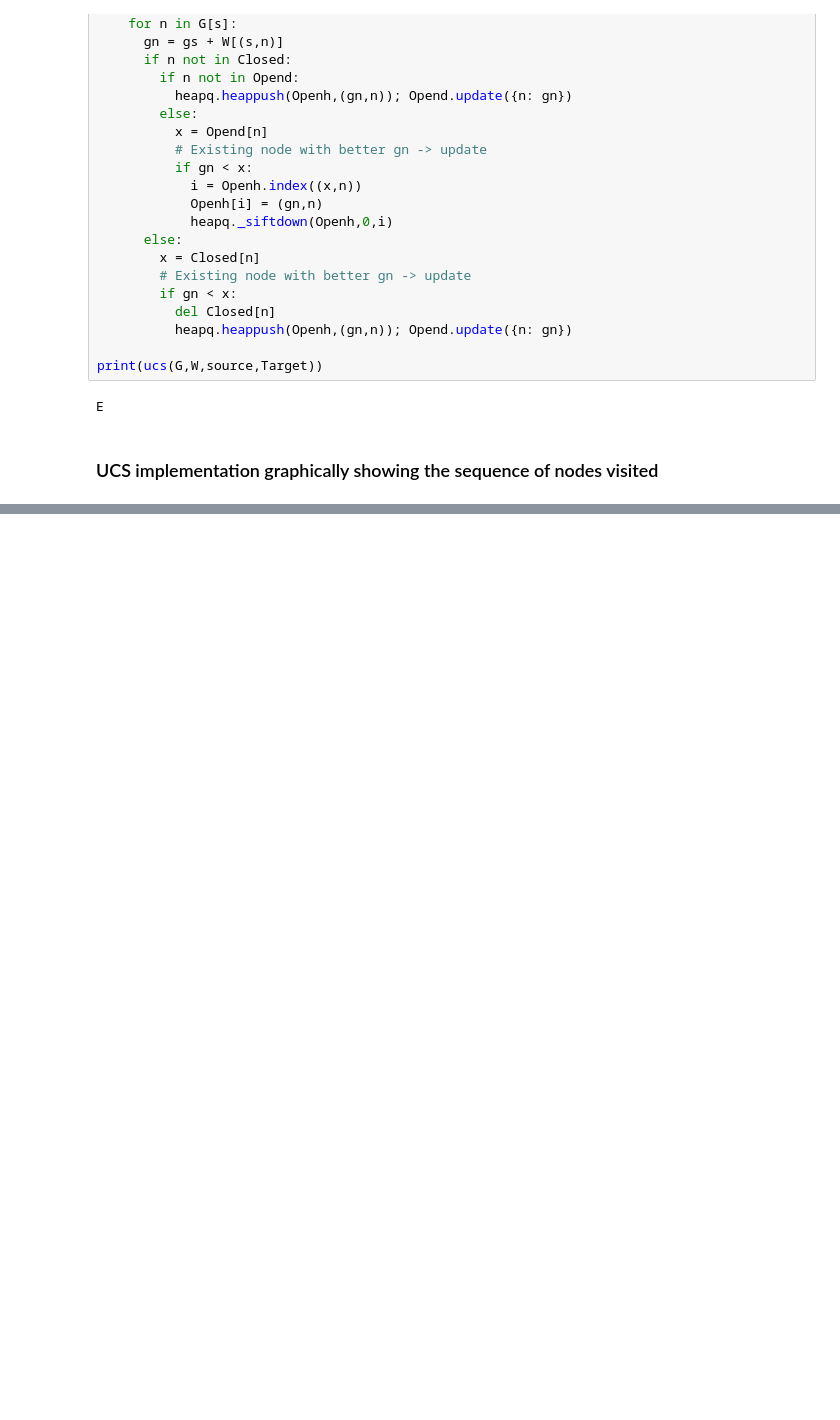
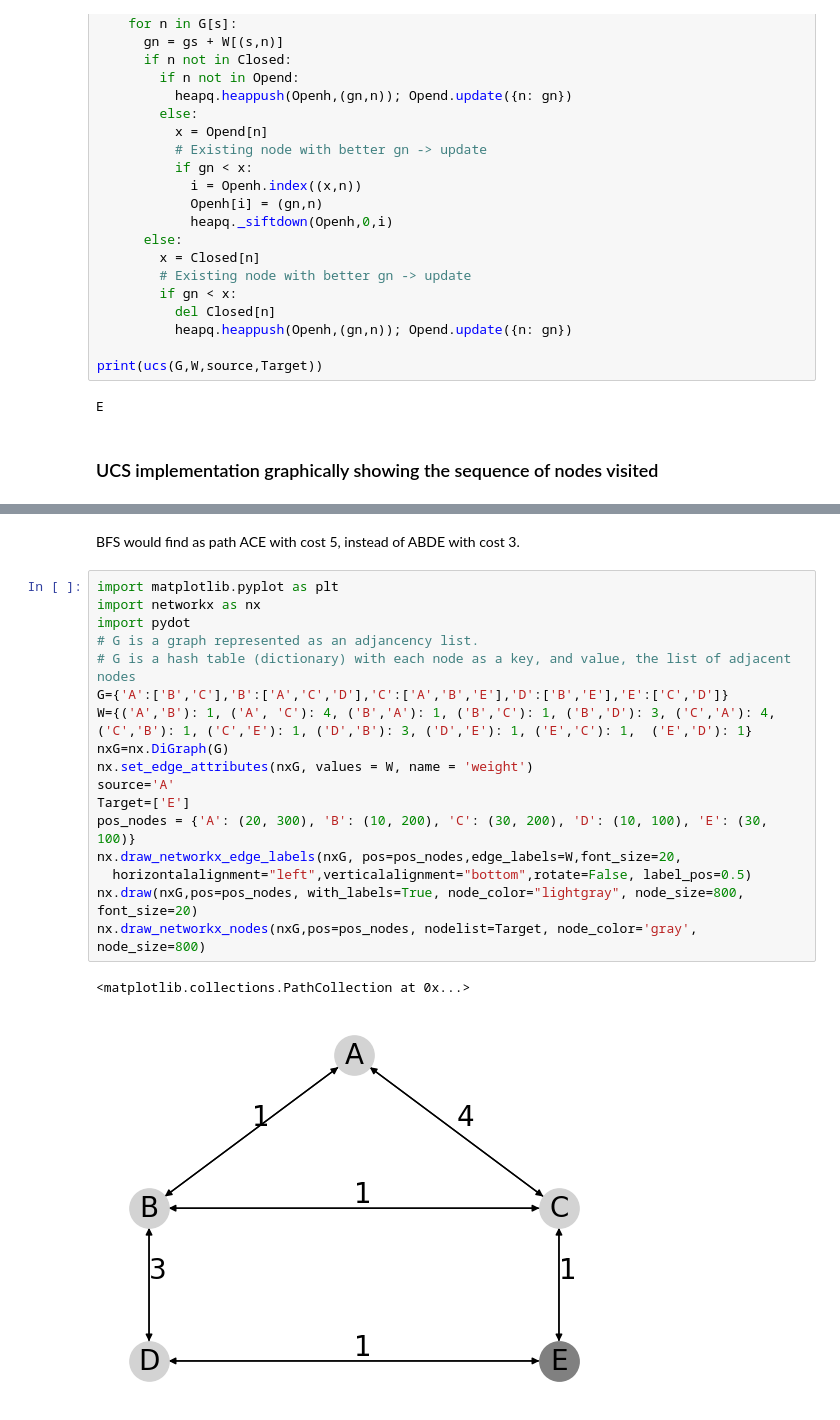
Before and after one commit to jorcisai/SIN, a Jupyter notebook: block1/search/ucs.ipynb, the cells around one changed output, grey strips where cells are left out. Drawn from its saved outputs; the diff is of its cells as text; blank space fills up the shorter version.

```diff
--- a/block1/search/ucs.ipynb
+++ b/block1/search/ucs.ipynb
@@ -152,3 +153,25 @@ print(ucs(G,W,source,Target))
 # %% [output]
 E
 [figure]
+# %% [markdown]
+BFS would find as path ACE with cost 5, instead of ABDE with cost 3.
+# %%
+import matplotlib.pyplot as plt
+import networkx as nx
+import pydot
+# G is a graph represented as an adjancency list.
+# G is a hash table (dictionary) with each node as a key, and value, the list of adjacent nodes
+G={'A':['B','C'],'B':['A','C','D'],'C':['A','B','E'],'D':['B','E'],'E':['C','D']}
+W={('A','B'): 1, ('A', 'C'): 4, ('B','A'): 1, ('B','C'): 1, ('B','D'): 3, ('C','A'): 4, ('C','B'): 1, ('C','E'): 1, ('D','B'): 3, ('D','E'): 1, ('E','C'): 1,  ('E','D'): 1}
+nxG=nx.DiGraph(G)
+nx.set_edge_attributes(nxG, values = W, name = 'weight')
+source='A'
+Target=['E']
+pos_nodes = {'A': (20, 300), 'B': (10, 200), 'C': (30, 200), 'D': (10, 100), 'E': (30, 100)}
+nx.draw_networkx_edge_labels(nxG, pos=pos_nodes,edge_labels=W,font_size=20,
+  horizontalalignment="left",verticalalignment="bottom",rotate=False, label_pos=0.5)
+nx.draw(nxG,pos=pos_nodes, with_labels=True, node_color="lightgray", node_size=800, font_size=20)
+nx.draw_networkx_nodes(nxG,pos=pos_nodes, nodelist=Target, node_color='gray', node_size=800)
+# %% [output]
+<matplotlib.collections.PathCollection at 0x...>
+[figure, added]
```
Also changed, not shown: parts of 4 cells of this notebook, 1 other file.
